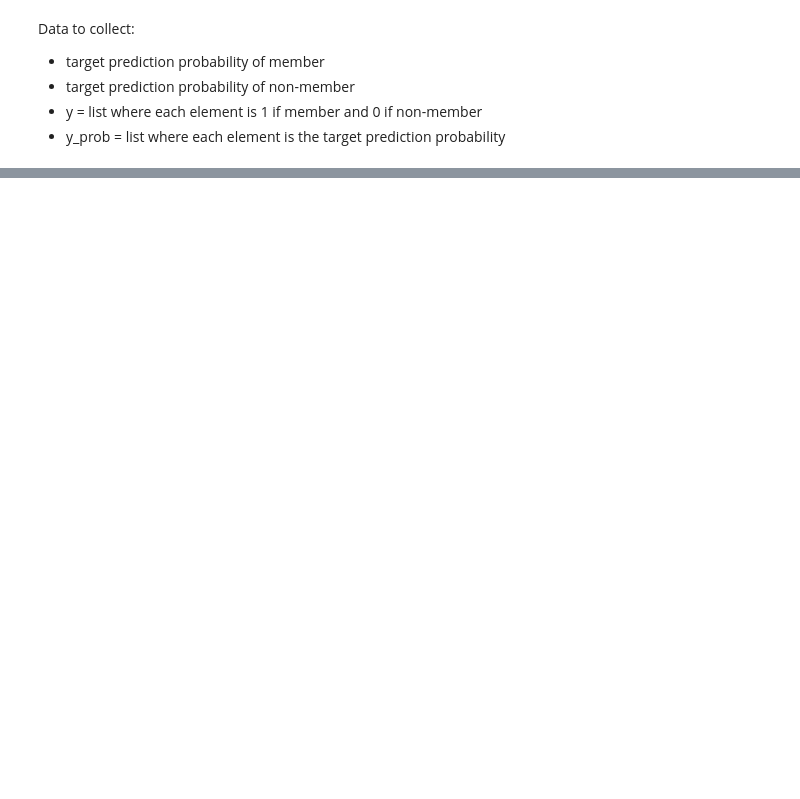
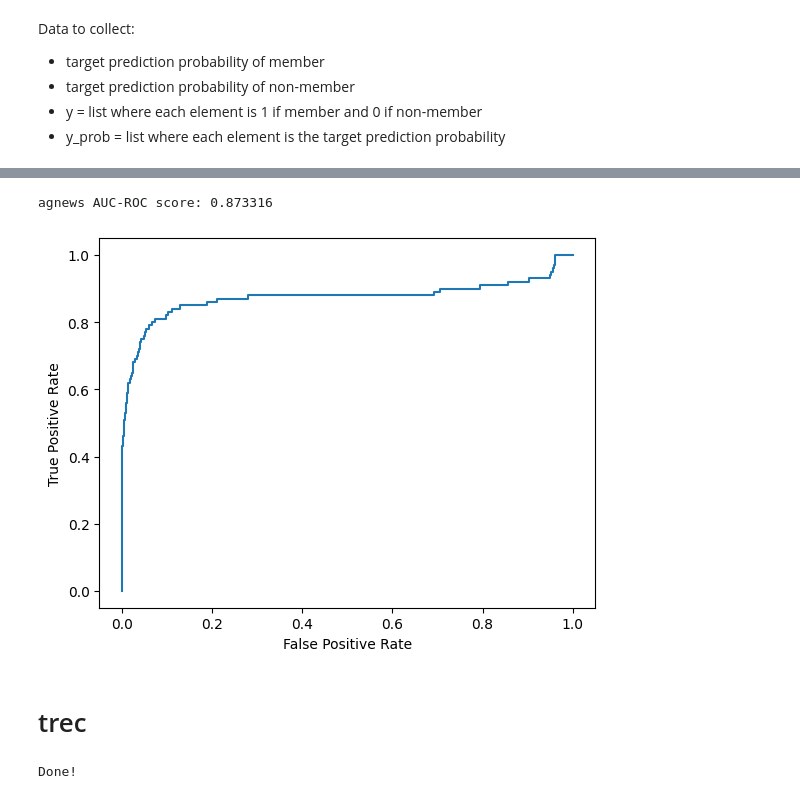
Before and after one commit to ShayanShamsi/MIA-Against-Prompted-LLMs, a Jupyter notebook: MIA-attack.ipynb, the cells around one changed output, grey strips where cells are left out. Saved outputs shown, nothing was run; the diff lists cells and outputs as text; code cells hidden in the pictures; blank space fills up the shorter version.

```diff
--- a/MIA-attack.ipynb
+++ b/MIA-attack.ipynb
@@ -288,0 +456,21 @@ dbpedia AUC-ROC score: 0.9138440000000001
+# %%
+import matplotlib.pyplot as plt
+from sklearn.metrics import roc_auc_score, roc_curve
+
+def plot_roc_curve(true_y, y_prob):
+    """
+    plots the roc curve based of the probabilities
+    """
+
+    fpr, tpr, thresholds = roc_curve(true_y, y_prob)
+    plt.plot(fpr, tpr)
+    plt.xlabel('False Positive Rate')
+    plt.ylabel('True Positive Rate')
+# %%
+plot_roc_curve(y, y_prob)
+print(f'agnews AUC-ROC score: {roc_auc_score(y, y_prob)}')
+# %% [output]
+agnews AUC-ROC score: 0.873316
+[figure, added]
+# %% [markdown]
+# trec
@@ -288,0 +502,57 @@ dbpedia AUC-ROC score: 0.9138440000000001
+# %%
+import os
+import openai
+
+openai.api_key = os.getenv("OPENAI_API_KEY")
+
+for i in range(0,100):
+    if (labels[51*i] == "NUM"):
+        prompt_answer="Number"
+    elif (labels[51*i] == "LOC"):
+        prompt_answer="Location"
+    elif (labels[51*i] == "HUM"):
+        prompt_answer="Person"
+    elif (labels[51*i] == "DESC"):
+        prompt_answer="Description"
+    elif (labels[51*i] == "ENTY"):
+        prompt_answer="Entity"
+    elif (labels[51*i] == "ABBR"):
+        prompt_answer="Abbreviation"
+
+    for j in range(0,51):
+        prob=0
+        prompt=f"Classify the questions based on whether their answer type is a Number, Location, Person, Description, Entity, or Abbreviation.\n\nQuestion: {sentences[51*i]} Answer Type: {prompt_answer} Question: {sentences[(51*i)+j]} Answer Type:"
+        completion=openai.Completion.create(
+            model="babbage",
+            prompt=prompt,
+            max_tokens=1,
+            temperature=0,
+            logprobs=5
+        )
+
+        if ((labels[(51*i)+j] == "NUM") and (" Number" in completion.choices[0].logprobs.top_logprobs[0])):
+            prob=10**completion.choices[0].logprobs.top_logprobs[0][" Number"]
+        elif ((labels[(51*i)+j] == "LOC") and (" Location" in completion.choices[0].logprobs.top_logprobs[0])):
+            prob=10**completion.choices[0].logprobs.top_logprobs[0][" Location"]
+        elif ((labels[(51*i)+j] == "HUM") and (" Person" in completion.choices[0].logprobs.top_logprobs[0])):
+            prob=10**completion.choices[0].logprobs.top_logprobs[0][" Person"]
+        elif ((labels[(51*i)+j] == "DESC") and (" Description" in completion.choices[0].logprobs.top_logprobs[0])):
+            prob=10**completion.choices[0].logprobs.top_logprobs[0][" Description"]
+        elif ((labels[(51*i)+j] == "ENTY") and (" Entity" in completion.choices[0].logprobs.top_logprobs[0])):
+            prob=10**completion.choices[0].logprobs.top_logprobs[0][" Entity"]
+        elif ((labels[(51*i)+j] == "ABBR") and (" Ab" in completion.choices[0].logprobs.top_logprobs[0])):
+            prob=10**completion.choices[0].logprobs.top_logprobs[0][" Ab"]
+        else:
+            prob=0
+
+        if ((((51*i)+j) % 51) == 0): # is a member
+            member_prob.append(prob)
+        else: # not a member
+            nonmember_prob.append(prob)
+
+        y_prob.append(prob)
+
+
+print("Done!")
+# %% [output]
+Done!
```
Also changed, not shown: parts of 25 cells of this notebook, 18 other files.
